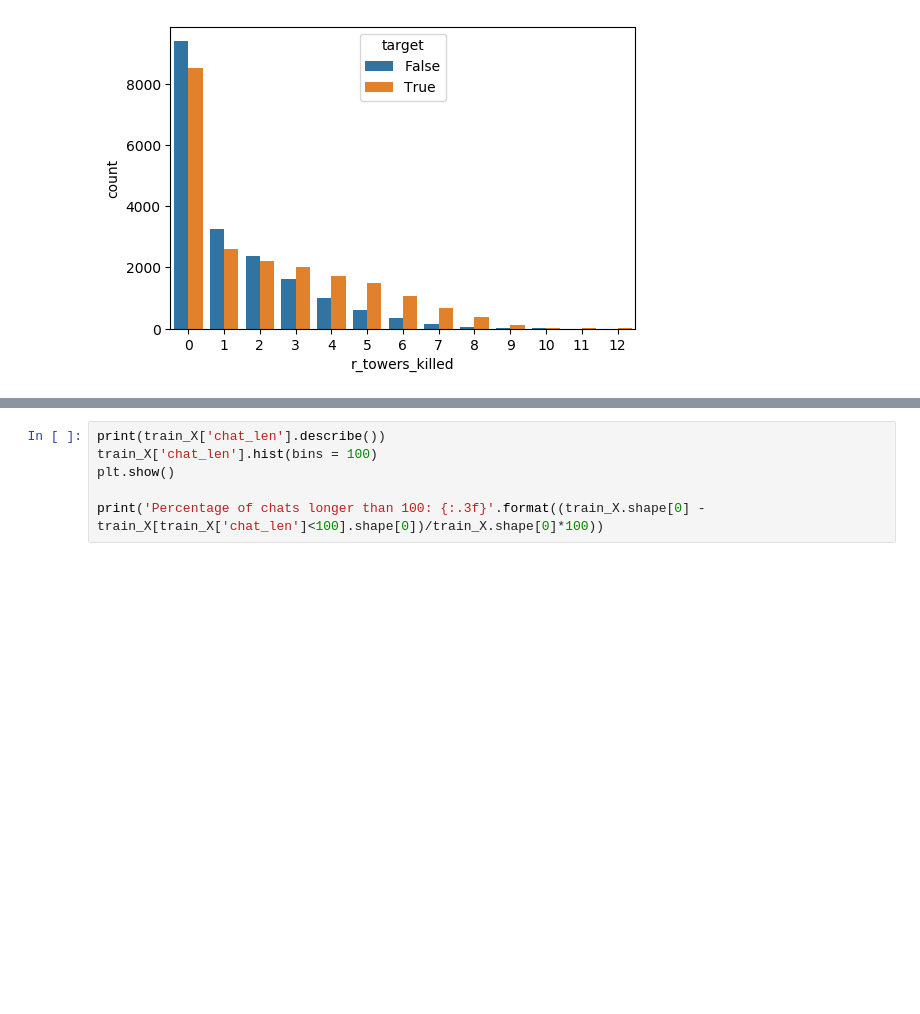
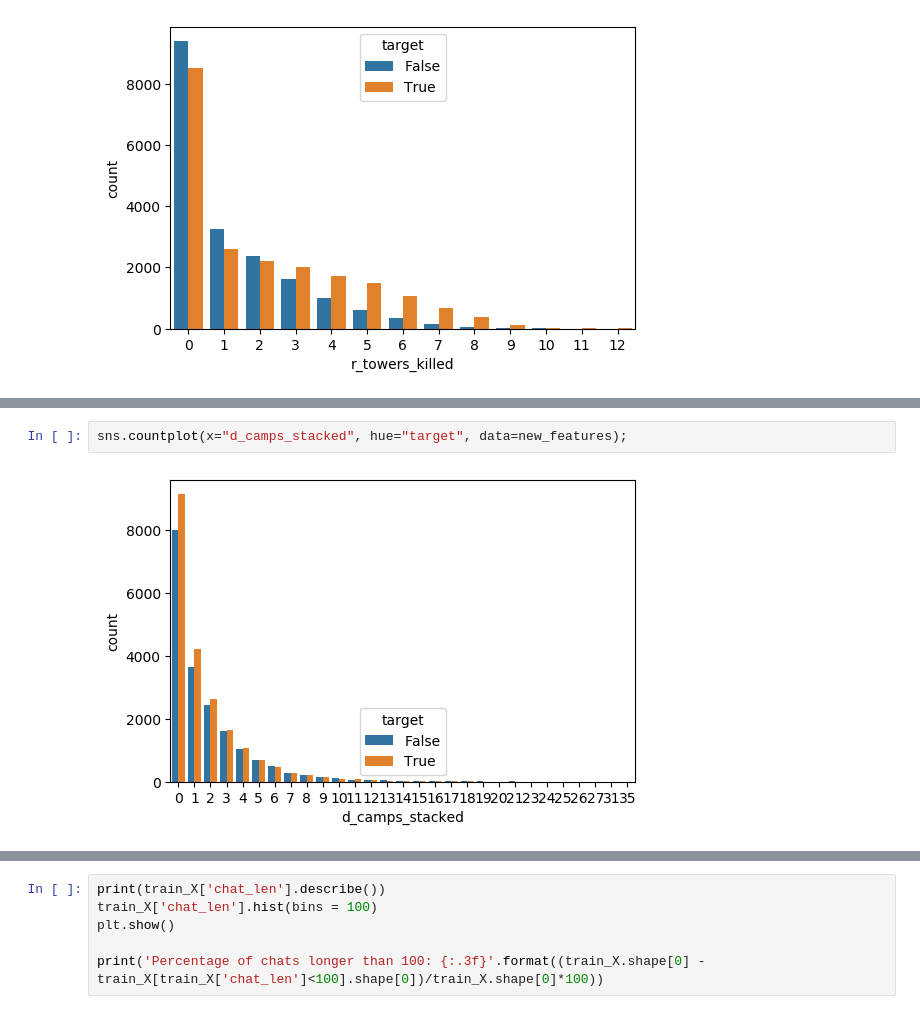
Before and after one commit to tankonst/game_winner_binary_classifier, a Jupyter notebook: EDA_mb.ipynb, the cells around one changed output, grey strips where cells are left out. Drawn from its saved outputs; the diff is of its cells as text; blank space fills up the shorter version.

```diff
--- a/EDA_mb.ipynb
+++ b/EDA_mb.ipynb
@@ -193,0 +218,4 @@ sns.countplot(x="r_towers_killed", hue="target", data=new_features);
+# %%
+sns.countplot(x="d_camps_stacked", hue="target", data=new_features);
+# %% [output]
+[figure, added]
```
Also changed, not shown: parts of 9 cells of this notebook.
